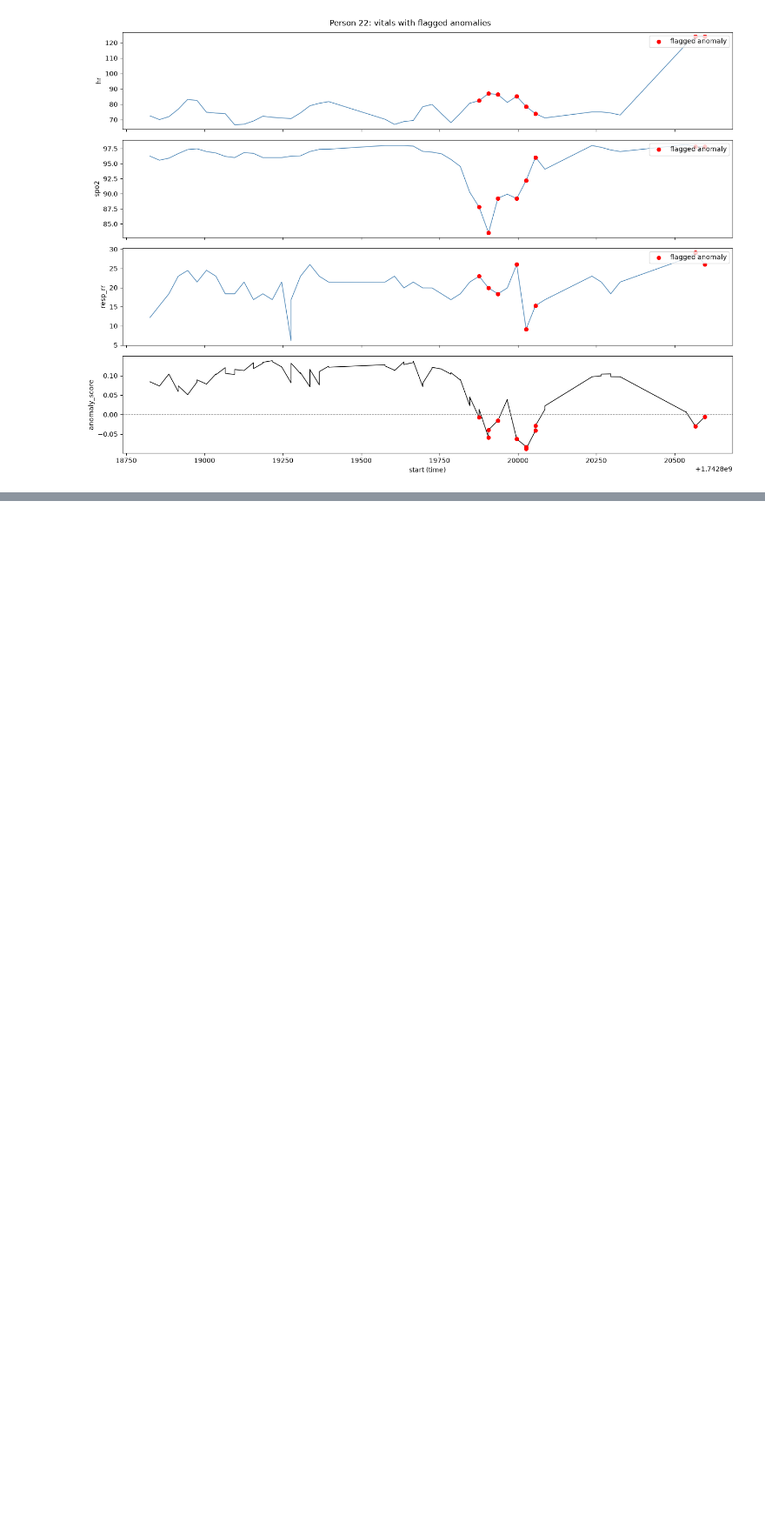
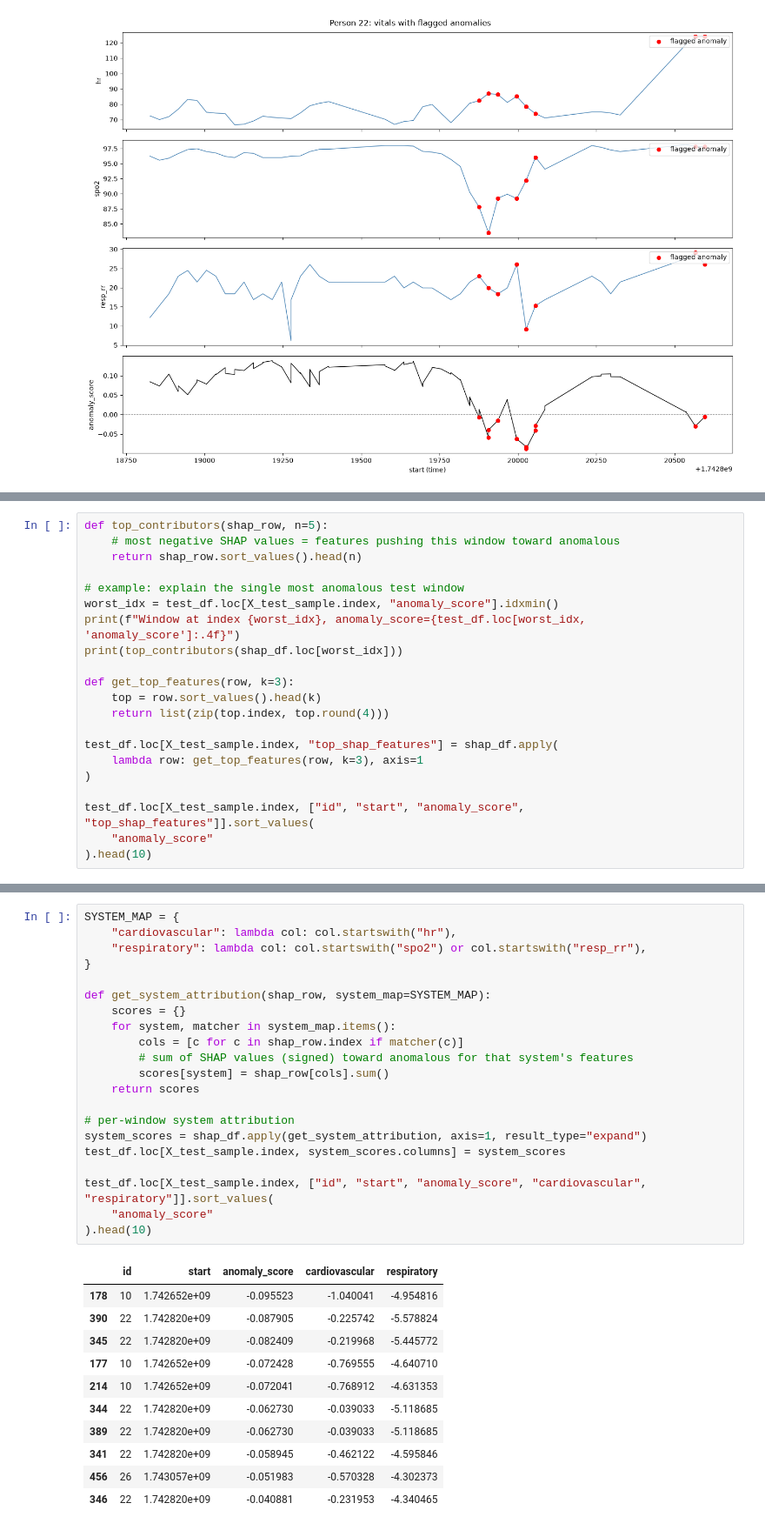
Before and after one commit to HamimSeam/cosmo-care, a Jupyter notebook: ml/model.ipynb, the cells around one changed output, grey strips where cells are left out. Shown at 87% size. Saved outputs shown, nothing was run; the diff lists cells and outputs as text; blank space fills up the shorter version.

```diff
--- a/ml/model.ipynb
+++ b/ml/model.ipynb
@@ -296,0 +337,21 @@ plot_person_anomalies(test_df, person_id=22)
+# %%
+def top_contributors(shap_row, n=5):
+    # most negative SHAP values = features pushing this window toward anomalous
+    return shap_row.sort_values().head(n)
+
+# example: explain the single most anomalous test window
+worst_idx = test_df.loc[X_test_sample.index, "anomaly_score"].idxmin()
+print(f"Window at index {worst_idx}, anomaly_score={test_df.loc[worst_idx, 'anomaly_score']:.4f}")
+print(top_contributors(shap_df.loc[worst_idx]))
+
+def get_top_features(row, k=3):
+    top = row.sort_values().head(k)
+    return list(zip(top.index, top.round(4)))
+
+test_df.loc[X_test_sample.index, "top_shap_features"] = shap_df.apply(
+    lambda row: get_top_features(row, k=3), axis=1
+)
+
+test_df.loc[X_test_sample.index, ["id", "start", "anomaly_score", "top_shap_features"]].sort_values(
+    "anomaly_score"
+).head(10)
@@ -296,0 +401,33 @@ plot_person_anomalies(test_df, person_id=22)
+# %%
+SYSTEM_MAP = {
+    "cardiovascular": lambda col: col.startswith("hr"),
+    "respiratory": lambda col: col.startswith("spo2") or col.startswith("resp_rr"),
+}
+
+def get_system_attribution(shap_row, system_map=SYSTEM_MAP):
+    scores = {}
+    for system, matcher in system_map.items():
+        cols = [c for c in shap_row.index if matcher(c)]
+        # sum of SHAP values (signed) toward anomalous for that system's features
+        scores[system] = shap_row[cols].sum()
+    return scores
+
+# per-window system attribution
+system_scores = shap_df.apply(get_system_attribution, axis=1, result_type="expand")
+test_df.loc[X_test_sample.index, system_scores.columns] = system_scores
+
+test_df.loc[X_test_sample.index, ["id", "start", "anomaly_score", "cardiovascular", "respiratory"]].sort_values(
+    "anomaly_score"
+).head(10)
+# %% [output]
+|  | id | start | anomaly_score | cardiovascular | respiratory |
+| 178 | 10 | 1.742652e+09 | -0.095523 | -1.040041 | -4.954816 |
+| 390 | 22 | 1.742820e+09 | -0.087905 | -0.225742 | -5.578824 |
+| 345 | 22 | 1.742820e+09 | -0.082409 | -0.219968 | -5.445772 |
+| 177 | 10 | 1.742652e+09 | -0.072428 | -0.769555 | -4.640710 |
+| 214 | 10 | 1.742652e+09 | -0.072041 | -0.768912 | -4.631353 |
+| 344 | 22 | 1.742820e+09 | -0.062730 | -0.039033 | -5.118685 |
+| 389 | 22 | 1.742820e+09 | -0.062730 | -0.039033 | -5.118685 |
+| 341 | 22 | 1.742820e+09 | -0.058945 | -0.462122 | -4.595846 |
+| 456 | 26 | 1.743057e+09 | -0.051983 | -0.570328 | -4.302373 |
+| 346 | 22 | 1.742820e+09 | -0.040881 | -0.231953 | -4.340465 |
```
Also changed, not shown: parts of 25 cells of this notebook, 2 other files.
